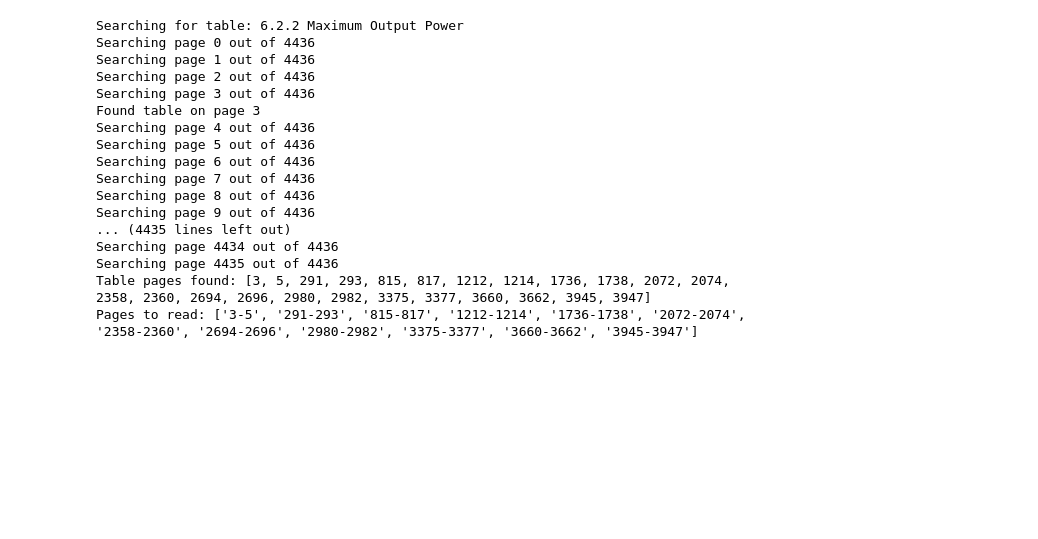
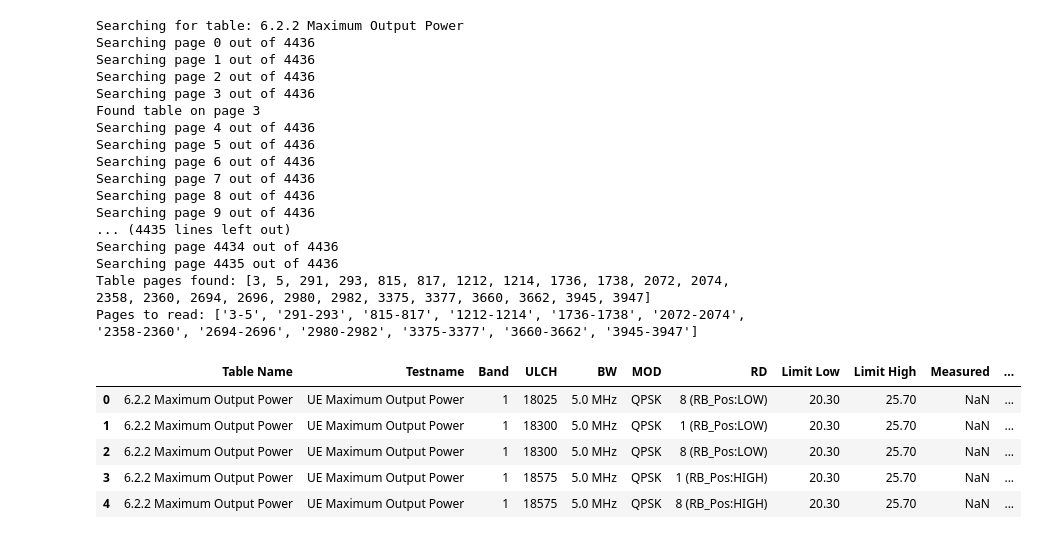
Before and after one commit to huynguyen789/paul-processing-tool, a Jupyter notebook: main.ipynb, the cells around one changed output. Cells and saved outputs as stored; diff of their text form; code cells hidden in the pictures; blank space fills up the shorter version.

```diff
--- a/main.ipynb
+++ b/main.ipynb
@@ -478,3 +478,18 @@ for page_range in page_ranges:
 
 
 display_processed_tables(clean_tables)
+# %%
+# Concatenate all the dataframes in the list into a single dataframe
+all_tables = pd.concat(clean_tables, ignore_index=True)
+all_tables.head() # Display the first few rows of the resulting dataframe
+# %%
+
+# Export the dataframe to an Excel file
+all_tables.to_excel("all_tables.xlsx", index=False)
+# %% [output]
+|  | Table Name | Testname | Band | ULCH | BW | MOD | RD | Limit Low | Limit High | Measured | ... |
+| 0 | 6.2.2 Maximum Output Power | UE Maximum Output Power | 1 | 18025 | 5.0 MHz | QPSK | 8 (RB_Pos:LOW) | 20.30 | 25.70 | NaN | ... |
+| 1 | 6.2.2 Maximum Output Power | UE Maximum Output Power | 1 | 18300 | 5.0 MHz | QPSK | 1 (RB_Pos:LOW) | 20.30 | 25.70 | NaN | ... |
+| 2 | 6.2.2 Maximum Output Power | UE Maximum Output Power | 1 | 18300 | 5.0 MHz | QPSK | 8 (RB_Pos:LOW) | 20.30 | 25.70 | NaN | ... |
+| 3 | 6.2.2 Maximum Output Power | UE Maximum Output Power | 1 | 18575 | 5.0 MHz | QPSK | 1 (RB_Pos:HIGH) | 20.30 | 25.70 | NaN | ... |
+| 4 | 6.2.2 Maximum Output Power | UE Maximum Output Power | 1 | 18575 | 5.0 MHz | QPSK | 8 (RB_Pos:HIGH) | 20.30 | 25.70 | NaN | ... |
```
Also changed, not shown: 1 other file.
